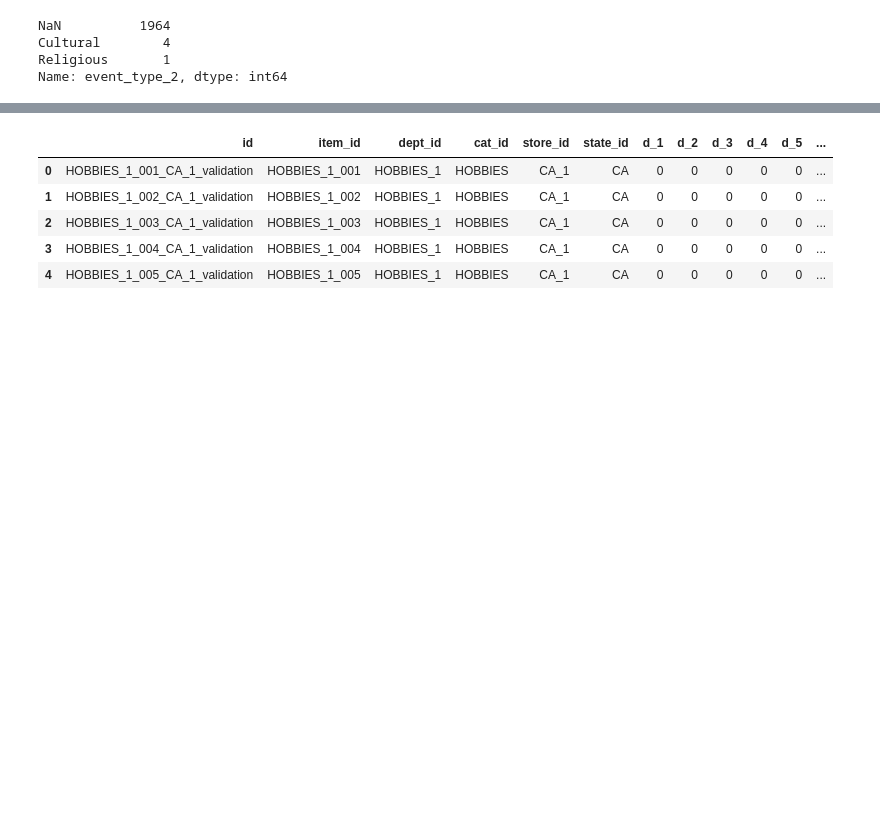
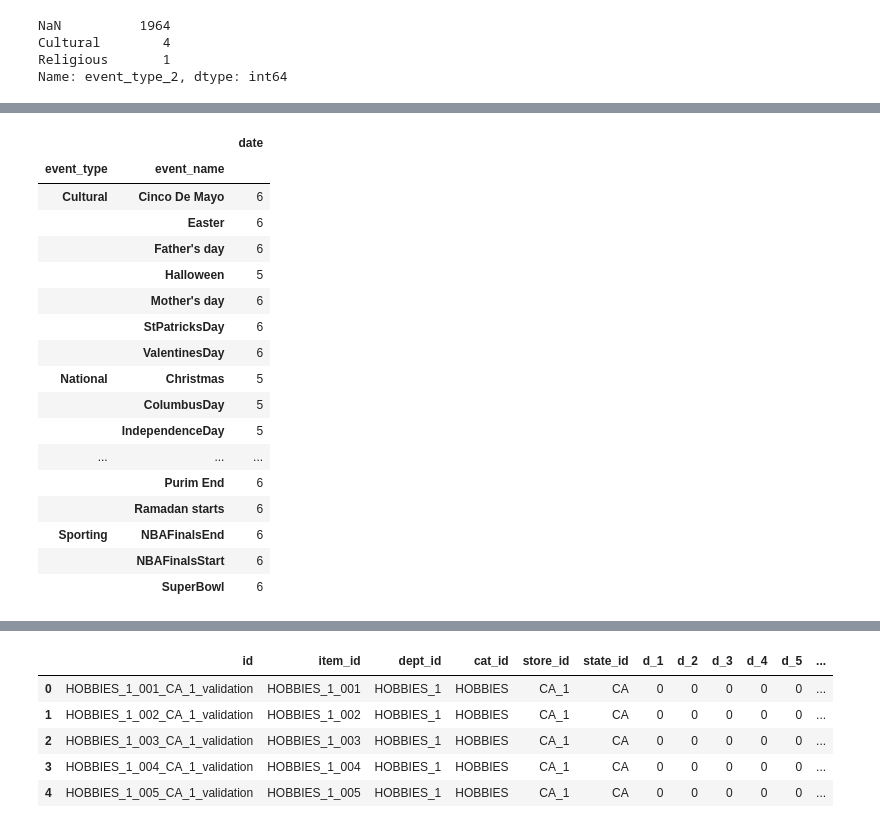
Before and after one commit to THashiz/kaggle, a Jupyter notebook: M5_basic_analysis.ipynb, the cells around one changed output, grey strips where cells are left out. Drawn from its saved outputs; the diff is of its cells as text; code cells hidden in the pictures; blank space fills up the shorter version.

Commit message:
calender分析

```diff
--- a/M5_basic_analysis.ipynb
+++ b/M5_basic_analysis.ipynb
@@ -159,0 +131,5 @@ Name: event_name_2, dtype: int64
+# %%
+# event1, event2を集約する
+event1 = calender.loc[ : , ['date','event_type_1','event_name_1']].rename(columns={'event_type_1': 'event_type','event_name_1': 'event_name'}).dropna()
+event2 = calender.loc[ : , ['date','event_type_2','event_name_2']].rename(columns={'event_type_2': 'event_type','event_name_2': 'event_name'}).dropna()
+events = event1.append(event2)
@@ -159,0 +154,22 @@ Name: event_name_2, dtype: int64
+# %%
+uniqEvents=events.groupby(['event_type','event_name']).count()
+display(uniqEvents)
+# %% [output]
+|  |  | date |
+| event_type | event_name |  |
+| Cultural | Cinco De Mayo | 6 |
+|  | Easter | 6 |
+|  | Father's day | 6 |
+|  | Halloween | 5 |
+|  | Mother's day | 6 |
+|  | StPatricksDay | 6 |
+|  | ValentinesDay | 6 |
+| National | Christmas | 5 |
+|  | ColumbusDay | 5 |
+|  | IndependenceDay | 5 |
+| ... | ... | ... |
+|  | Purim End | 6 |
+|  | Ramadan starts | 6 |
+| Sporting | NBAFinalsEnd | 6 |
+|  | NBAFinalsStart | 6 |
+|  | SuperBowl | 6 |
```
Also changed, not shown: parts of 18 cells of this notebook.
